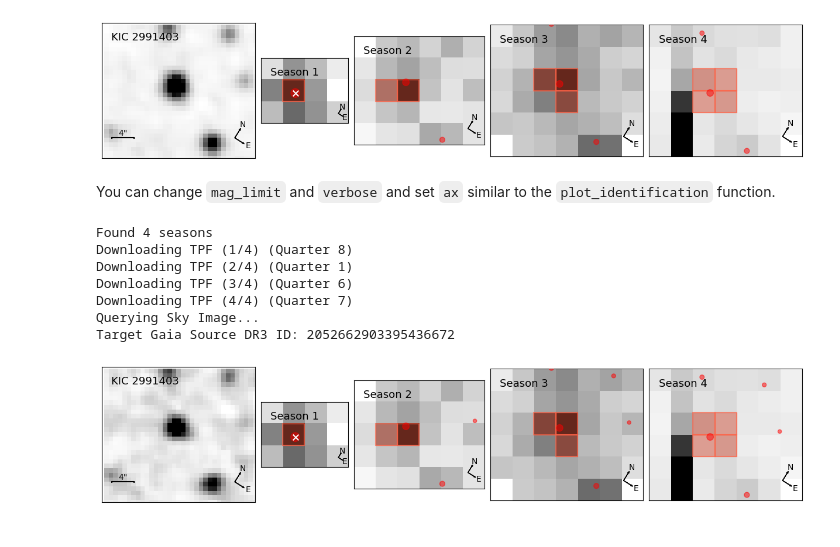
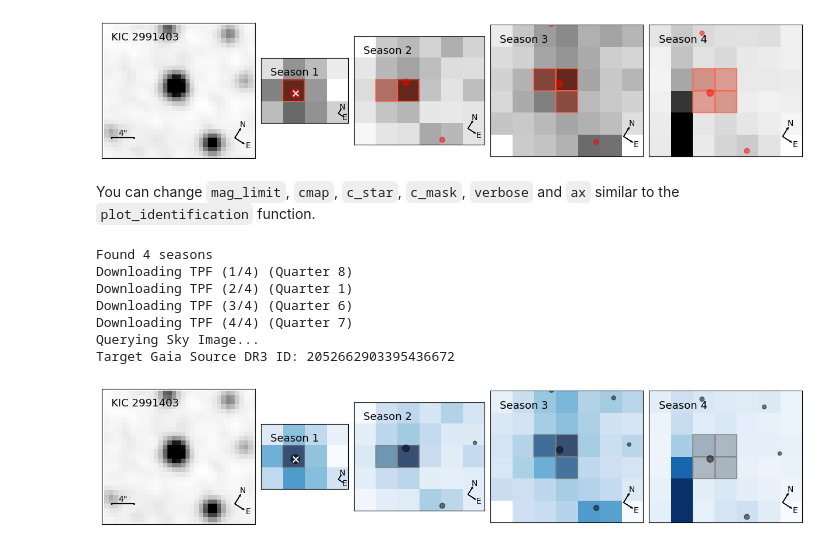
Before and after one commit to keyuxing/tpfi, a Jupyter notebook: examples/tutorial.ipynb, the cells around one changed output. Drawn from its saved outputs; the diff is of its cells as text; code cells hidden in the pictures.

```diff
--- a/examples/tutorial.ipynb
+++ b/examples/tutorial.ipynb
@@ -57,15 +54,15 @@ plot_season("KIC2991403")
 # %% [output]
 [figure]
 # %% [markdown]
-You can change `mag_limit` and `verbose` and set `ax` similar to the `plot_identification` function.
+You can change `mag_limit`, `cmap`, `c_star`, `c_mask`, `verbose` and `ax` similar to the `plot_identification` function.
 # %%
-plot_season("KIC2991403", mag_limit=20, verbose=True)
+plot_season("KIC2991403", mag_limit=20, cmap="Blues", c_star="k", c_mask="grey", verbose=True)
 # %% [output]
 Found 4 seasons
 Downloading TPF (1/4) (Quarter 8)
 Downloading TPF (2/4) (Quarter 1)
 Downloading TPF (3/4) (Quarter 6)
 Downloading TPF (4/4) (Quarter 7)
 Querying Sky Image...
 Target Gaia Source DR3 ID: 2052662903395436672
-[figure, old version]
+[figure, new version]
```
Also changed, not shown: parts of 5 cells of this notebook, 2 other files.
